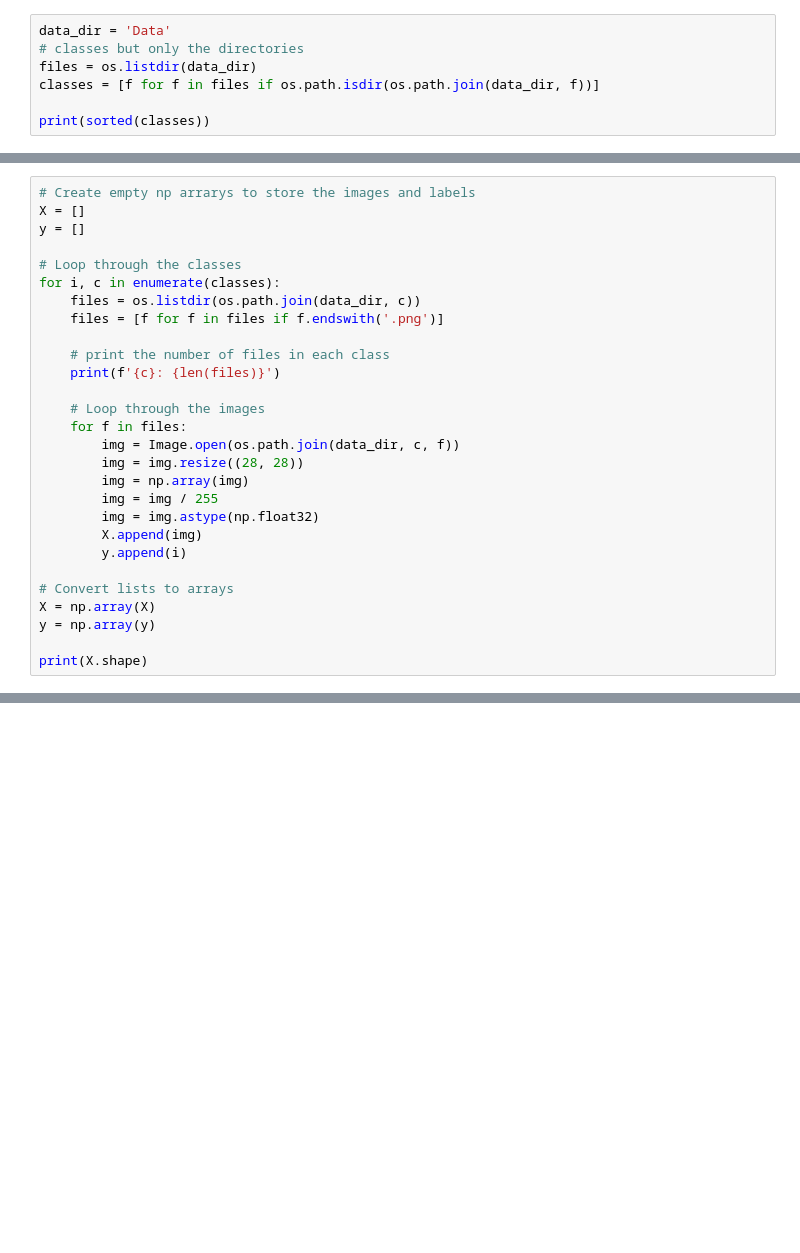
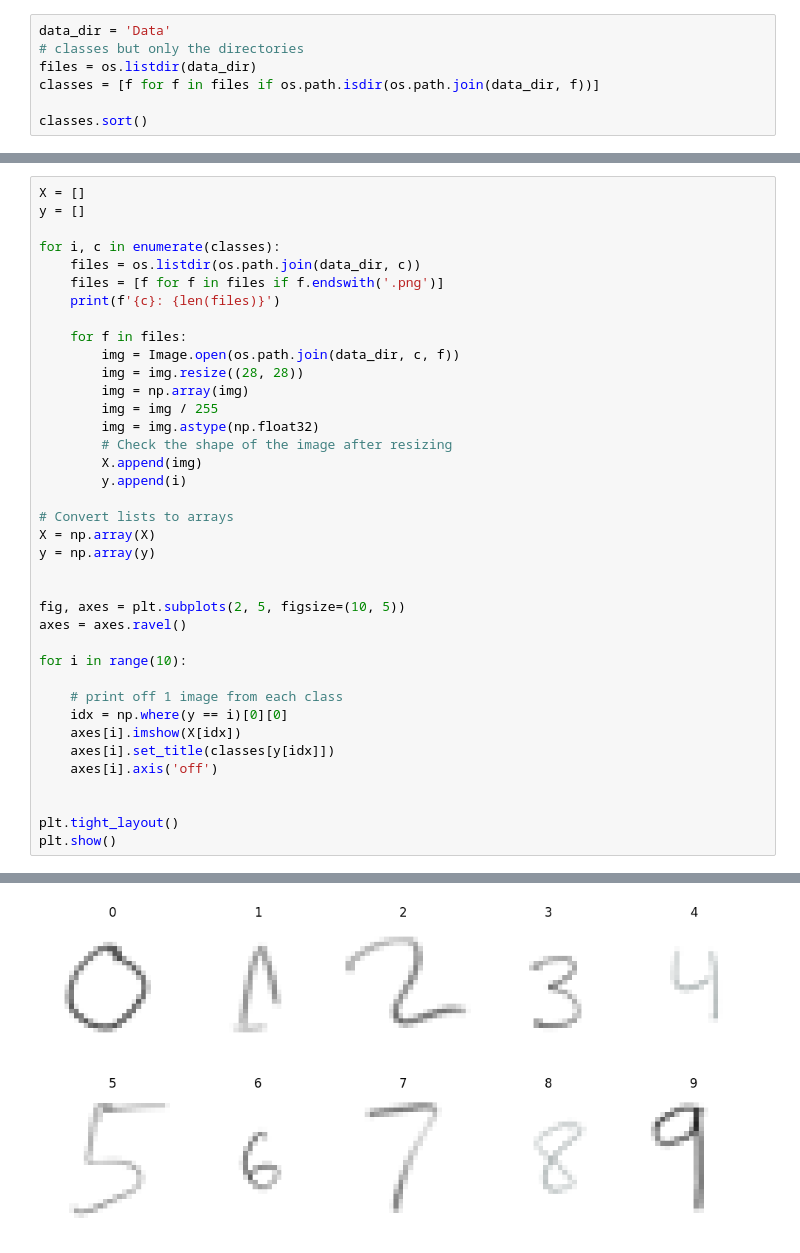
Before and after one commit to LingT03/M-SU-NIST-, a Jupyter notebook: MSUnist.ipynb, the cells around one changed output, grey strips where cells are left out. Drawn from its saved outputs; the diff is of its cells as text; blank space fills up the shorter version.

```diff
--- a/MSUnist.ipynb
+++ b/MSUnist.ipynb
@@ -37,4 +24,4 @@ data_dir = 'Data'
 files = os.listdir(data_dir)
 classes = [f for f in files if os.path.isdir(os.path.join(data_dir, f))]
 
-print(sorted(classes))
+classes.sort()
@@ -49,23 +28,19 @@ print(sorted(classes))
 # %%
-# Create empty np arrarys to store the images and labels
 X = []
 y = []
 
-# Loop through the classes
 for i, c in enumerate(classes):
     files = os.listdir(os.path.join(data_dir, c))
     files = [f for f in files if f.endswith('.png')]
-
-    # print the number of files in each class
     print(f'{c}: {len(files)}')
 
-    # Loop through the images
     for f in files:
         img = Image.open(os.path.join(data_dir, c, f))
         img = img.resize((28, 28))
         img = np.array(img)
         img = img / 255
         img = img.astype(np.float32)
+        # Check the shape of the image after resizing
         X.append(img)
         y.append(i)
 
@@ -73,6 +48,20 @@ for i, c in enumerate(classes):
 X = np.array(X)
 y = np.array(y)
 
-print(X.shape)
+
+fig, axes = plt.subplots(2, 5, figsize=(10, 5))
+axes = axes.ravel()
+
+for i in range(10):
+
+    # print off 1 image from each class
+    idx = np.where(y == i)[0][0]
+    axes[i].imshow(X[idx])
+    axes[i].set_title(classes[y[idx]])
+    axes[i].axis('off')
+
+
+plt.tight_layout()
+plt.show()
 # %% [output]
 0: 100
@@ -89,3 +77,4 @@ print(X.shape)
+[figure, added]
 # %%
 # print the shape of the arrays
 print(X.shape)
```
Also changed, not shown: parts of 15 cells of this notebook, 13 other files.
